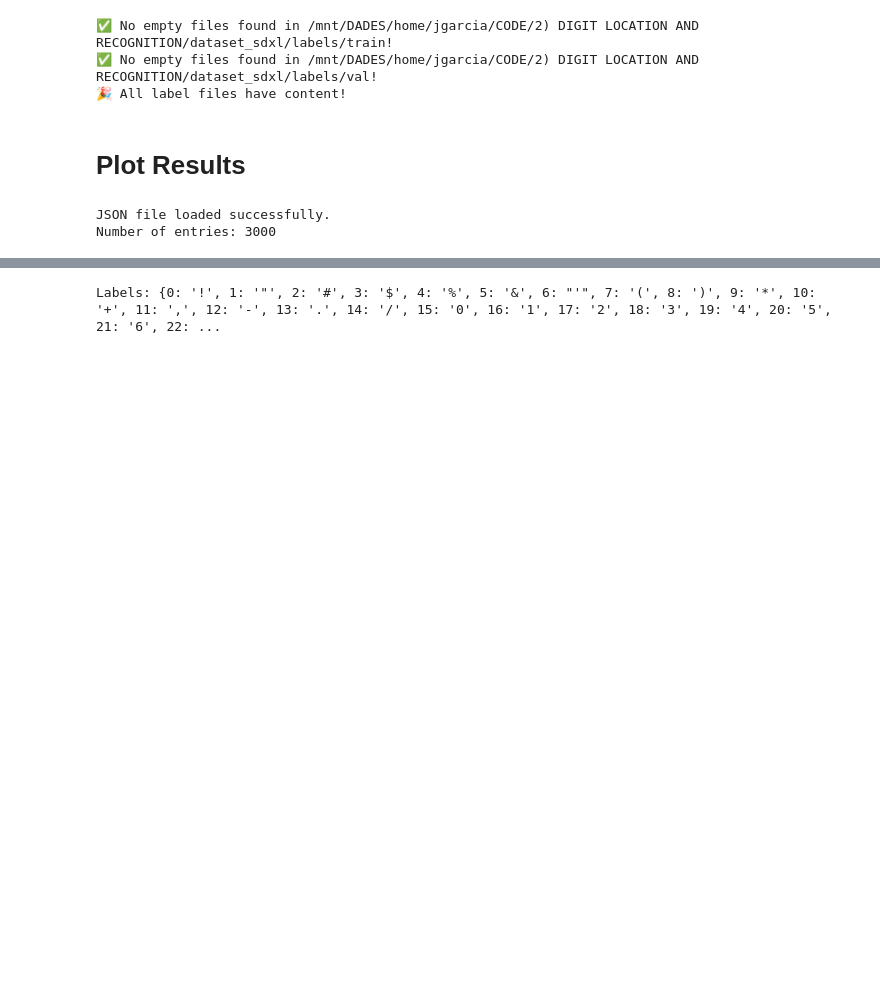
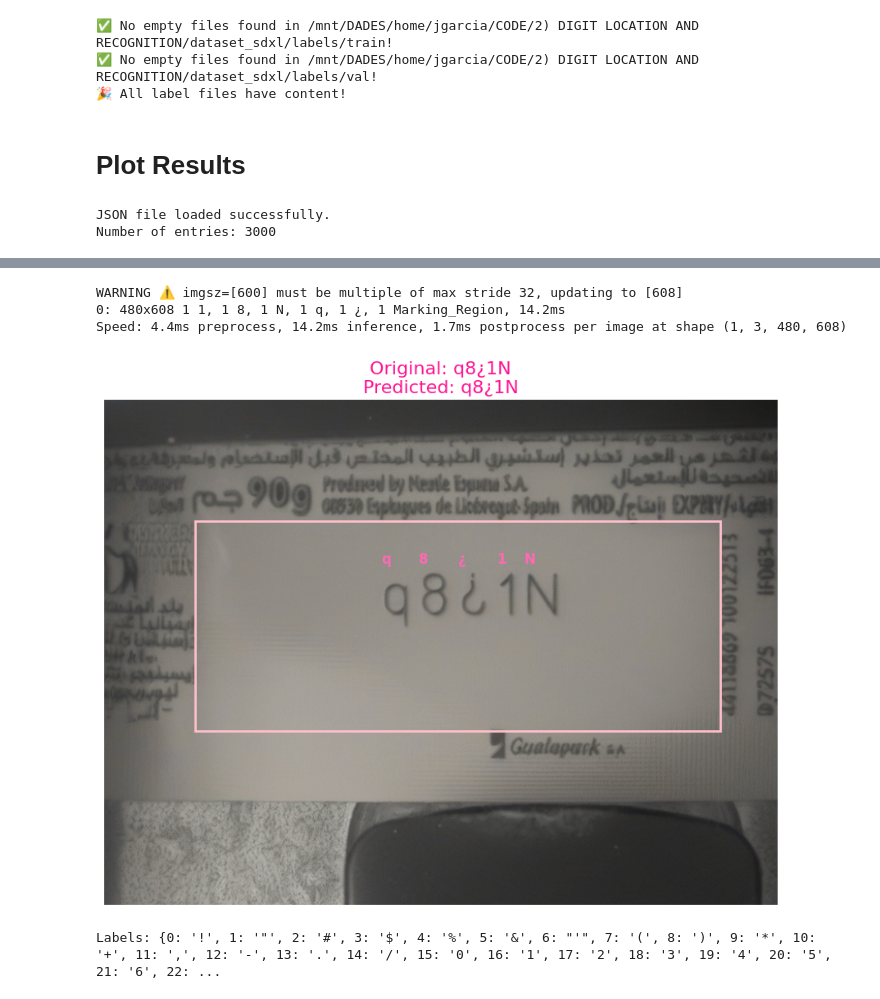
Before and after one commit to juliagartor/Synthetic-Data-Generation-for-Robust-Optical-Character-Verification-in-Industrial-Laser-Marking, a Jupyter notebook: notebooks/code_detection/YOLO11 Exploration.ipynb, the cells around one changed output, grey strips where cells are left out. Cells and saved outputs as stored; diff of their text form; code cells hidden in the pictures; blank space fills up the shorter version.

```diff
--- a/notebooks/code_detection/YOLO11 Exploration.ipynb
+++ b/notebooks/code_detection/YOLO11 Exploration.ipynb
@@ -141,18 +79,0 @@ Dataset split and copied successfully!
-# %%
-import os
-import shutil
-
-source_folder = "/mnt/DADES/home/jgarcia/CODE/2) DIGIT LOCATION AND RECOGNITION/dataset/images/val"
-destination_folder = "/mnt/DADES/home/jgarcia/CODE/2) DIGIT LOCATION AND RECOGNITION/dataset_real_plus_synthetic/images/val"
-
-# 💖 List of allowed image extensions
-image_extensions = [ '.bmp']
-
-# ✨ Copy images
-for filename in os.listdir(source_folder):
-    if any(filename.lower().endswith(ext) for ext in image_extensions):
-        src_path = os.path.join(source_folder, filename)
-        dst_path = os.path.join(destination_folder, filename)
-        shutil.copy2(src_path, dst_path)
-
-print("✨ All images copied successfully! 🎀")
@@ -771,7 +120,7 @@ for file in r_image_files_test:
     shutil.copy(os.path.join(real_data_path_test, file), os.path.join(dataset_dir, "images/val", file))
 
 # Split synthetic images into train and validation sets
-train_synthetic, val_synthetic = train_test_split(s_image_files, test_size=0.05, random_state=42)
+train_synthetic, val_synthetic = train_test_split(s_image_files, test_size=0.15, random_state=42)
 
 # Move synthetic images
 for file in train_synthetic:
@@ -1396,3 +589,60 @@ Final count: {'Valid Case': 50, 'Missplaced Case': 0, 'Incorrect Case': 0, 'SUrf
+# %%
+import cv2
+import numpy as np
+import os
+from PIL import ImageFont
+import matplotlib.pyplot as plt
+import matplotlib.patches as patches
+
+idx = random.randint(0, len(random_entries) - 1)
+entry = random_entries[idx][1]
+
+file = entry["file_name"]
+original_code = decode_chars(entry["chars"]).replace(" ", "").replace("\n", "")
+
+image_path = os.path.join(RealImagesDir, *file.split('\\'))
+image = cv2.imread(image_path)
+image_rgb = cv2.cvtColor(image, cv2.COLOR_BGR2RGB)
+
+results = model.predict(source=image_rgb, conf=0.5, imgsz=600)
+class_names = model.names
+
+fig, ax = plt.subplots(figsize=(12, 8))
+ax.imshow(image_rgb)
+
+detected_text = []
+
+for result in results:
+    for box in result.boxes:
+        cls = int(box.cls.item())
+        class_name = class_names[cls]
+
+        x1, y1, x2, y2 = map(int, box.xyxy[0])
+
+
+        # Draw rectangle
+        if class_name == "Marking_Region":
+            rect = patches.Rectangle((x1, y1), x2 - x1, y2 - y1,
+                                 linewidth=2, edgecolor='pink', facecolor='none')
+
+            ax.add_patch(rect)
+            continue
+
+        detected_text.append((class_name, x1))
+        # Draw label
+        ax.text(x1, y1 - 8, class_name, color='hotpink', fontsize=12, weight='bold')
+
+detected_text.sort(key=lambda x: x[1])
+predicted_code = "".join(char for char, _ in detected_text).replace(" ", "").replace("\n", "")
+
+plt.title(f"Original: {original_code}\nPredicted: {predicted_code}", fontsize=16, color='deeppink')
+plt.axis("off")
+plt.show()
+# %% [output]
+WARNING ⚠️ imgsz=[600] must be multiple of max stride 32, updating to [608]
+0: 480x608 1 1, 1 8, 1 N, 1 q, 1 ¿, 1 Marking_Region, 14.2ms
+Speed: 4.4ms preprocess, 14.2ms inference, 1.7ms postprocess per image at shape (1, 3, 480, 608)
+[figure, added]
 # %%
 import yaml
 
```
Also changed, not shown: parts of 23 cells of this notebook, 1 other file.
